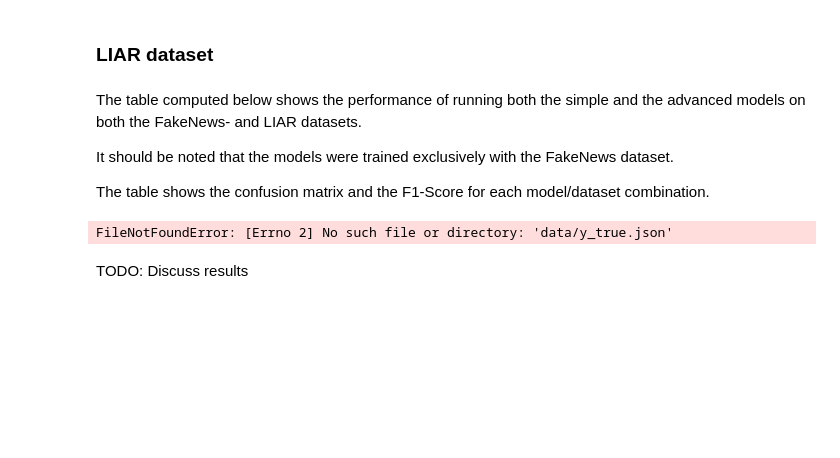
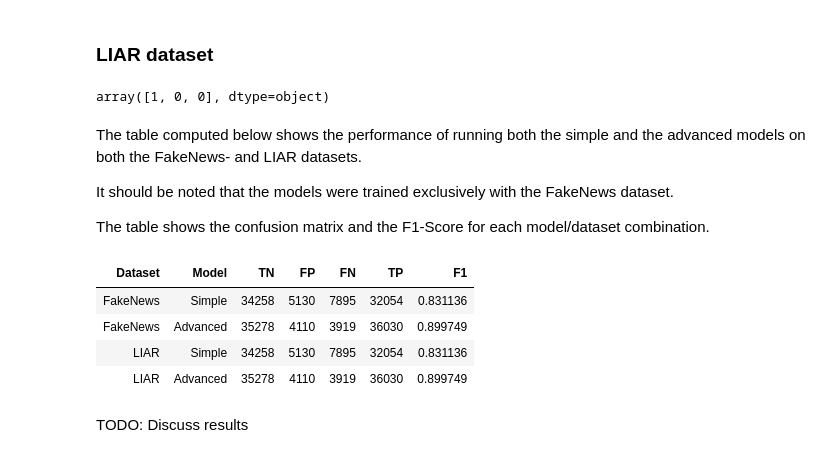
Before and after one commit to BimmerBass/GDS2026, a Jupyter notebook: evaluation.ipynb, the cells around one changed output. Saved outputs shown, nothing was run; the diff lists cells and outputs as text; code cells hidden in the pictures; blank space fills up the shorter version.

Commit message:
Prepare for LIAR dataset handling, rename vars etc

```diff
--- a/evaluation.ipynb
+++ b/evaluation.ipynb
@@ -74,8 +75,8 @@ Pipeline(steps=[('preprocess',
 # %% [markdown]
 ### Test split
 # %%
-df = pd.read_csv(DATA_DIR / "splits" / "test.csv")
-y_true = df["is_reliable"].to_numpy()
+df = pd.read_csv(PREPROCESSED_DIR / "splits" / "test.csv")
+fakenews_y_true = df["is_reliable"].to_numpy()
 df.head(2)
 # %% [output]
 |  | id | domain | type | url | content | title | is_reliable |
@@ -84,9 +85,9 @@ df.head(2)
 # %% [markdown]
 #### Predictions
 # %%
-y_pred_simple = simple_pipeline.predict(df)
+fakenews_simple_y_pred = simple_pipeline.predict(df)
 # %%
-y_pred_advanced = advanced_pipeline.predict(df)
+fakenews_advanced_y_pred = advanced_pipeline.predict(df)
 # %% [markdown]
 #### Performance
 # %%
@@ -149,6 +150,21 @@ plt.show()
 As we can see there isn't really any types of errors that are way more common than the other, especially for the advanced model. The simple model has a little higher tendency to predict fake positives than fake negatives, but a difference of $0.07$ is most likely just due to noise.
 # %% [markdown]
 ### LIAR dataset
+# %%
+df_liar = pd.read_csv(DATA_DIR / "liar" / "test.tsv", sep='\t', header=None)
+liar_y_true = df_liar[1].replace('true', 1).replace('false', 0).to_numpy()
+
+liar_y_true[:3]
+# df_liar.head(2)
+# %% [output]
+array([1, 0, 0], dtype=object)
+# %%
+# TODO: Load real predictions into these variables instad of using fakenews ones
+liar_simple_y_pred = fakenews_simple_y_pred
+liar_advanced_y_pred = fakenews_advanced_y_pred
+
+# Below doesn't work because the pipeline expects a content column
+#liar_simple_y_pred = simple_pipeline.predict(df_liar)
 # %% [markdown]
 
 The table computed below shows the performance of running both the simple and the advanced models on both the FakeNews- and LIAR datasets.
@@ -157,51 +173,41 @@ It should be noted that the models were trained exclusively with the FakeNews da
 
 The table shows the confusion matrix and the F1-Score for each model/dataset combination.
 # %%
-import json
 import pandas as pd
 from sklearn.metrics import confusion_matrix, f1_score
 
-# Load dummy values for y_true and y_pred
-# TODO: Use real test and dataset variables instead of dummies
-with open("data/y_true.json") as f:
-    y_true = json.load(f)
-with open("data/y_pred.json") as f:
-    y_pred = json.load(f)
-
-fakenews_y_true = y_true # TODO: use real value instead of dummy
-liar_y_true = y_true # TODO: use real value instead of dummy
-
-fakenews_simple_y_pred = y_pred # TODO: use real value instead of dummy
-fakenews_advanced_y_pred = y_pred # TODO: use real value instead of dummy
-
-liar_simple_y_pred = y_pred # TODO: use real value instead of dummy
-liar_advanced_y_pred = y_pred # TODO: use real value instead of dummy
+# TODO: temporarily dont use liar data, because prediction on liar data is TODO
+liar_y_true = fakenews_y_true # TODO: delete this when liar prediction is fixed
 
 def make_row(dataset, model, y_true, y_pred):
     cm = confusion_matrix(y_true, y_pred)
     tn, fp, fn, tp = cm.ravel()
     f1 = f1_score(y_true, y_pred)
 
     return {
         "Dataset": dataset,
         "Model": model,
         "TN": tn,
         "FP": fp,
         "FN": fn,
         "TP": tp,
         "F1": f1
     }
 
 rows = [
     make_row("FakeNews", "Simple", fakenews_y_true, fakenews_simple_y_pred),
     make_row("FakeNews", "Advanced", fakenews_y_true, fakenews_advanced_y_pred),
     make_row("LIAR", "Simple", liar_y_true, liar_simple_y_pred),
     make_row("LIAR", "Advanced", liar_y_true, liar_advanced_y_pred)
 ]
 
 df = pd.DataFrame(rows)
 df.style.hide(axis="index")
 # %% [output]
-FileNotFoundError: [Errno 2] No such file or directory: 'data/y_true.json'
+| Dataset | Model | TN | FP | FN | TP | F1 |
+| FakeNews | Simple | 34258 | 5130 | 7895 | 32054 | 0.831136 |
+| FakeNews | Advanced | 35278 | 4110 | 3919 | 36030 | 0.899749 |
+| LIAR | Simple | 34258 | 5130 | 7895 | 32054 | 0.831136 |
+| LIAR | Advanced | 35278 | 4110 | 3919 | 36030 | 0.899749 |
 # %% [markdown]
 TODO: Discuss results
```
Also changed, not shown: parts of 3 cells of this notebook.
